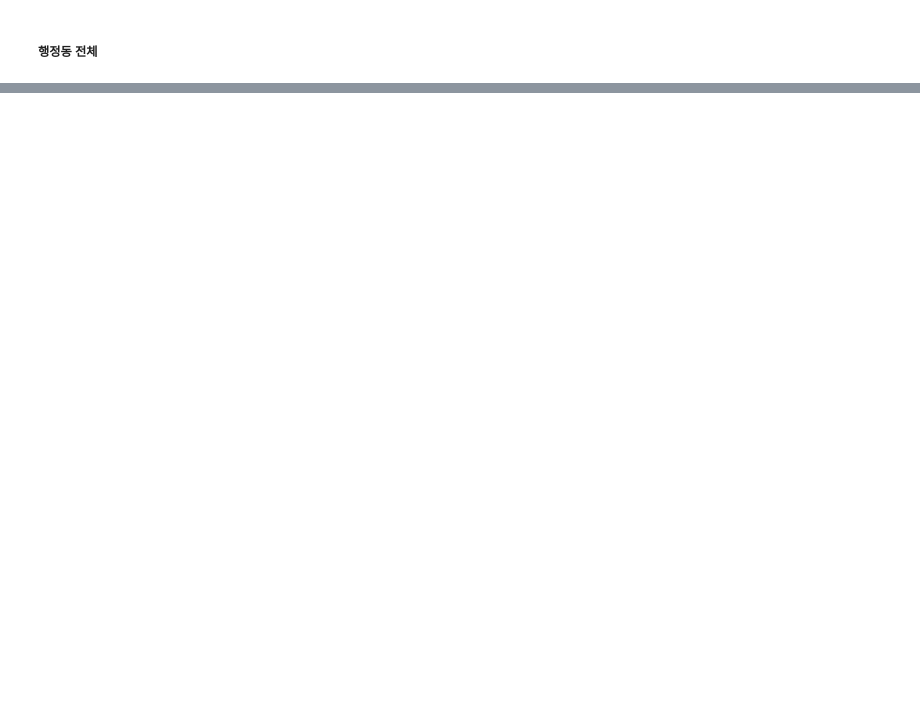
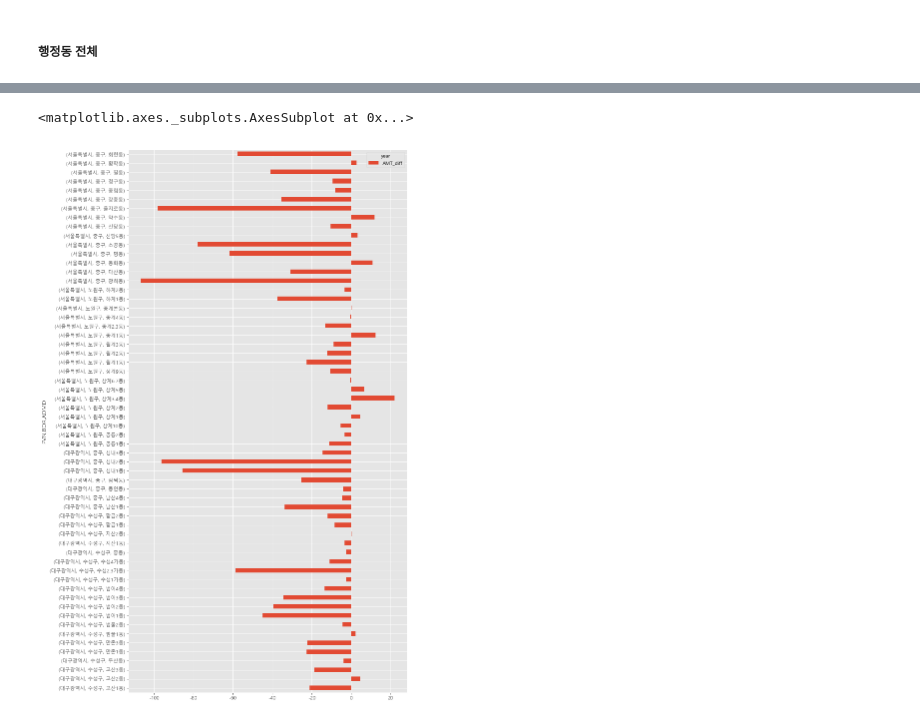
Before and after one commit to minkithub/bigcon2020, a Jupyter notebook: Jaewon/simple_EDA_유통.ipynb, the cells around one changed output, grey strips where cells are left out. Saved outputs shown, nothing was run; the diff lists cells and outputs as text; code cells hidden in the pictures; blank space fills up the shorter version.

```diff
--- a/Jaewon/simple_EDA_유통.ipynb
+++ b/Jaewon/simple_EDA_유통.ipynb
@@ -656,0 +699,3 @@ sns.heatmap(by_category.groupby('ANTC_ITEM_LCLS_NM').mean().drop(['BOR','ANTC_IT
+# %%
+#행정동별 순서로 dataframe정렬
+total=total.sort_values(by=['PVN','BOR','ADMD']).reset_index(drop=True)
@@ -656,0 +794,21 @@ sns.heatmap(by_category.groupby('ANTC_ITEM_LCLS_NM').mean().drop(['BOR','ANTC_IT
+# %%
+AMT_diff = total.groupby(['PVN','BOR','ADMD','year'])['AMT_IND'].sum().unstack(level=-1).reset_index()
+AMT_diff.rename(columns={2019 : "AMT_Total_2019", 2020 : "AMT_Total_2020"}, inplace=True)
+
+# 2019년도 대비 2020년도 총 판매액 증감
+AMT_diff.eval('AMT_diff = AMT_Total_2020-AMT_Total_2019', inplace=True)
+
+# 2019년도 대비 2020년도 총 판매액 증감율
+AMT_diff.eval('AMT_diff_rate = AMT_diff/AMT_Total_2019', inplace=True)
+# %%
+#전년대비 총매출액이 증가했는지 감소했는지
+
+AMT_diff.set_index(['PVN','BOR','ADMD']).\
+        drop(['AMT_Total_2019', 'AMT_Total_2020', 'AMT_diff_rate'], axis=1).\
+        plot(
+                kind='barh',
+                figsize=(10,20)
+            )
+# %% [output]
+<matplotlib.axes._subplots.AxesSubplot at 0x...>
+[figure, added]
```
Also changed, not shown: parts of 35 cells of this notebook.
